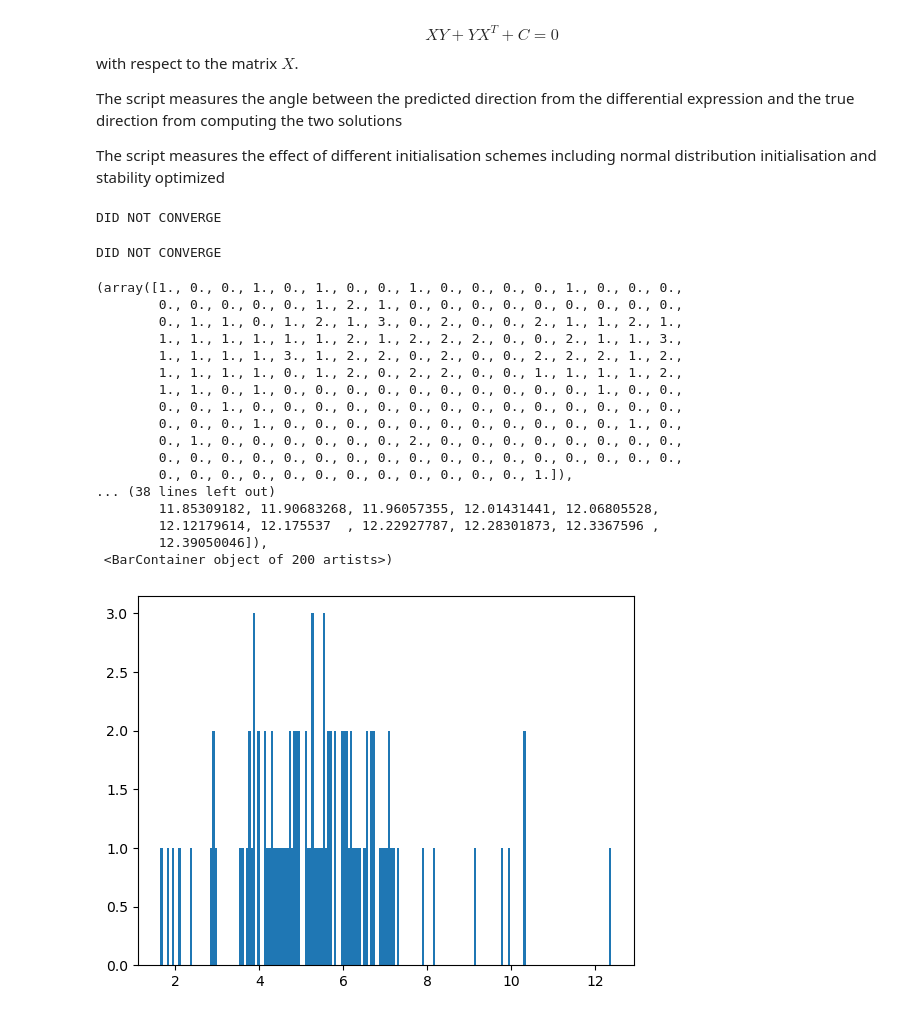
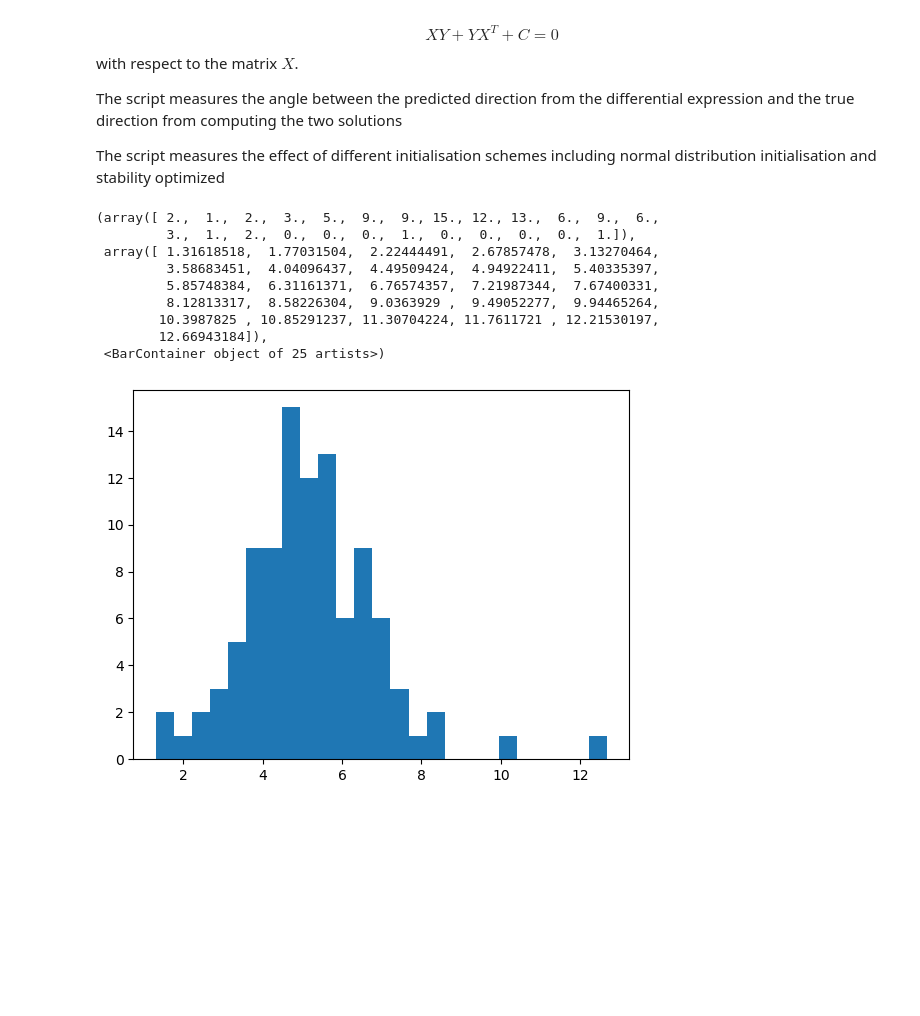
Before and after one commit to lachlanjs/ssa-evolution, a Jupyter notebook: lyap_derivative_test.ipynb, the cells around one changed output. Saved outputs shown, nothing was run; the diff lists cells and outputs as text; code cells hidden in the pictures; blank space fills up the shorter version.

```diff
--- a/lyap_derivative_test.ipynb
+++ b/lyap_derivative_test.ipynb
@@ -62,7 +62,9 @@ for iter_idx in tqdm(range(iters)):
     V = V / np.linalg.norm(np.ravel(V))
     V *= step_size
 
-    X_1 = X_0 + V
+    # NOTE: central finite difference
+    X_1 = X_0 + (0.5 * V)
+    X_2 = X_0 - (0.5 * V)
     if (np.min(np.absolute(np.linalg.eigvals(X_1)))) < 0.05:
         print("not good invertibility")
         iter_idx -= 1
@@ -71,15 +73,16 @@ for iter_idx in tqdm(range(iters)):
     # find solution Y_0
     Y_0 = solve_continuous_lyapunov(X_0, -C)
 
-    # find solution Y_1
+    # find solution Y_1 and Y_2
     Y_1 = solve_continuous_lyapunov(X_1, -C)
+    Y_2 = solve_continuous_lyapunov(X_2, -C)
 
-    D = Y_1 - Y_0
+    D = Y_1 - Y_2
 
     # find the directional derivative
     dydx = directional_derivative(X_0, Y_0, V)
 
-    # see if Y_1 - Y_0 is in the same direction as the directional derivative
+    # see if Y_1 - Y_2 is in the same direction as the directional derivative
     vec_D = np.ravel(D)
     vec_dydx = np.ravel(dydx)
 
@@ -88,30 +91,19 @@ for iter_idx in tqdm(range(iters)):
     theta = theta * 180 / np.pi
 
     thetas.append(theta)
-# %% [output]
-DID NOT CONVERGE
-DID NOT CONVERGE
 # %%
-plt.hist(thetas, bins=200)
+plt.hist(thetas, bins=25)
 # %% [output]
-(array([1., 0., 0., 1., 0., 1., 0., 0., 1., 0., 0., 0., 0., 1., 0., 0., 0.,
-        0., 0., 0., 0., 0., 1., 2., 1., 0., 0., 0., 0., 0., 0., 0., 0., 0.,
-        0., 1., 1., 0., 1., 2., 1., 3., 0., 2., 0., 0., 2., 1., 1., 2., 1.,
-        1., 1., 1., 1., 1., 1., 2., 1., 2., 2., 2., 0., 0., 2., 1., 1., 3.,
-        1., 1., 1., 1., 3., 1., 2., 2., 0., 2., 0., 0., 2., 2., 2., 1., 2.,
-        1., 1., 1., 1., 0., 1., 2., 0., 2., 2., 0., 0., 1., 1., 1., 1., 2.,
-        1., 1., 0., 1., 0., 0., 0., 0., 0., 0., 0., 0., 0., 0., 1., 0., 0.,
-        0., 0., 1., 0., 0., 0., 0., 0., 0., 0., 0., 0., 0., 0., 0., 0., 0.,
-        0., 0., 0., 1., 0., 0., 0., 0., 0., 0., 0., 0., 0., 0., 0., 1., 0.,
-        0., 1., 0., 0., 0., 0., 0., 0., 2., 0., 0., 0., 0., 0., 0., 0., 0.,
-        0., 0., 0., 0., 0., 0., 0., 0., 0., 0., 0., 0., 0., 0., 0., 0., 0.,
-        0., 0., 0., 0., 0., 0., 0., 0., 0., 0., 0., 0., 1.]),
-... (38 lines left out)
-        11.85309182, 11.90683268, 11.96057355, 12.01431441, 12.06805528,
-        12.12179614, 12.175537  , 12.22927787, 12.28301873, 12.3367596 ,
-        12.39050046]),
- <BarContainer object of 200 artists>)
+(array([ 2.,  1.,  2.,  3.,  5.,  9.,  9., 15., 12., 13.,  6.,  9.,  6.,
+         3.,  1.,  2.,  0.,  0.,  0.,  1.,  0.,  0.,  0.,  0.,  1.]),
+ array([ 1.31618518,  1.77031504,  2.22444491,  2.67857478,  3.13270464,
+         3.58683451,  4.04096437,  4.49509424,  4.94922411,  5.40335397,
+         5.85748384,  6.31161371,  6.76574357,  7.21987344,  7.67400331,
+         8.12813317,  8.58226304,  9.0363929 ,  9.49052277,  9.94465264,
+        10.3987825 , 10.85291237, 11.30704224, 11.7611721 , 12.21530197,
+        12.66943184]),
+ <BarContainer object of 25 artists>)
-[figure, old version]
+[figure, new version]
 # %%
 eigs_r_max
 # %% [output]
```
Also changed, not shown: parts of 1 cell of this notebook, 2 other files.
